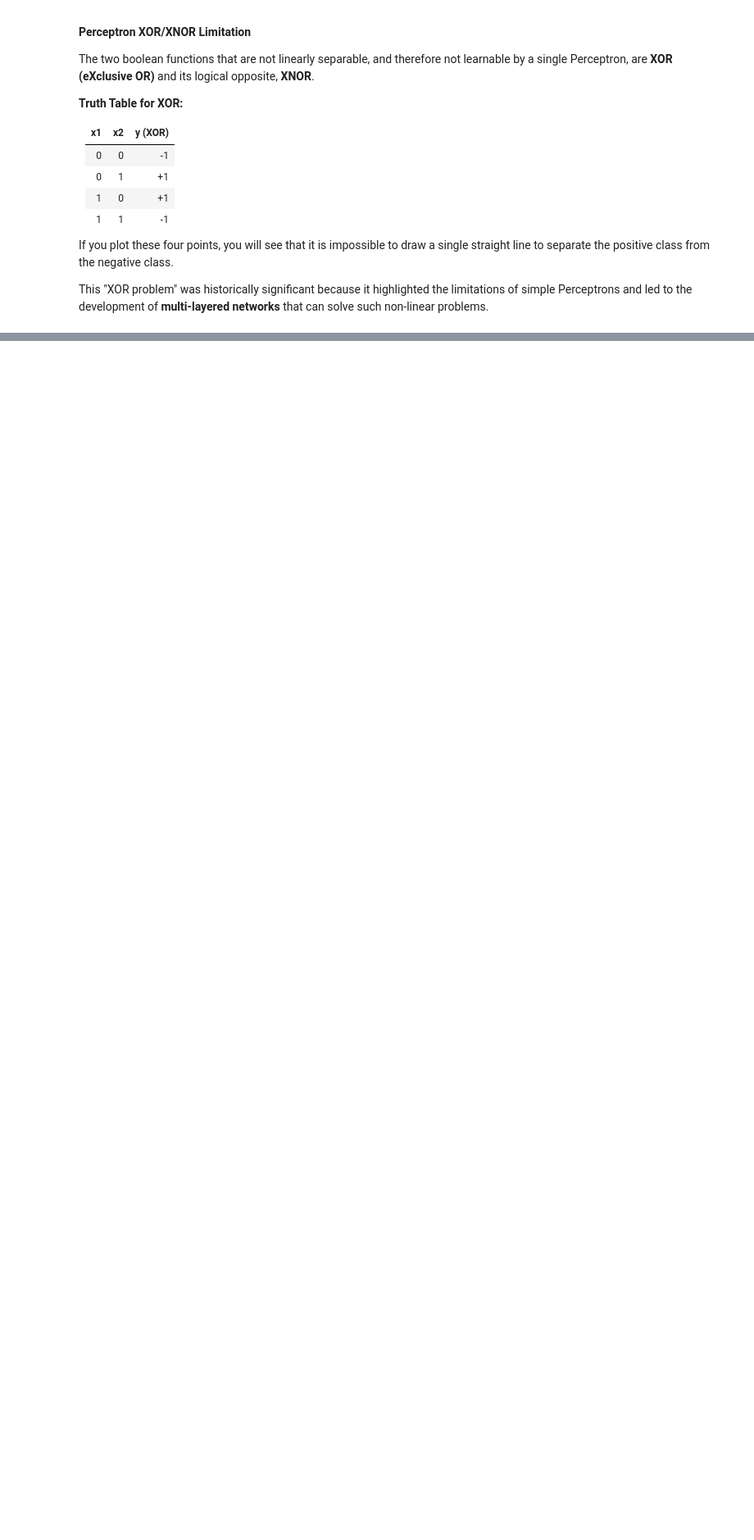
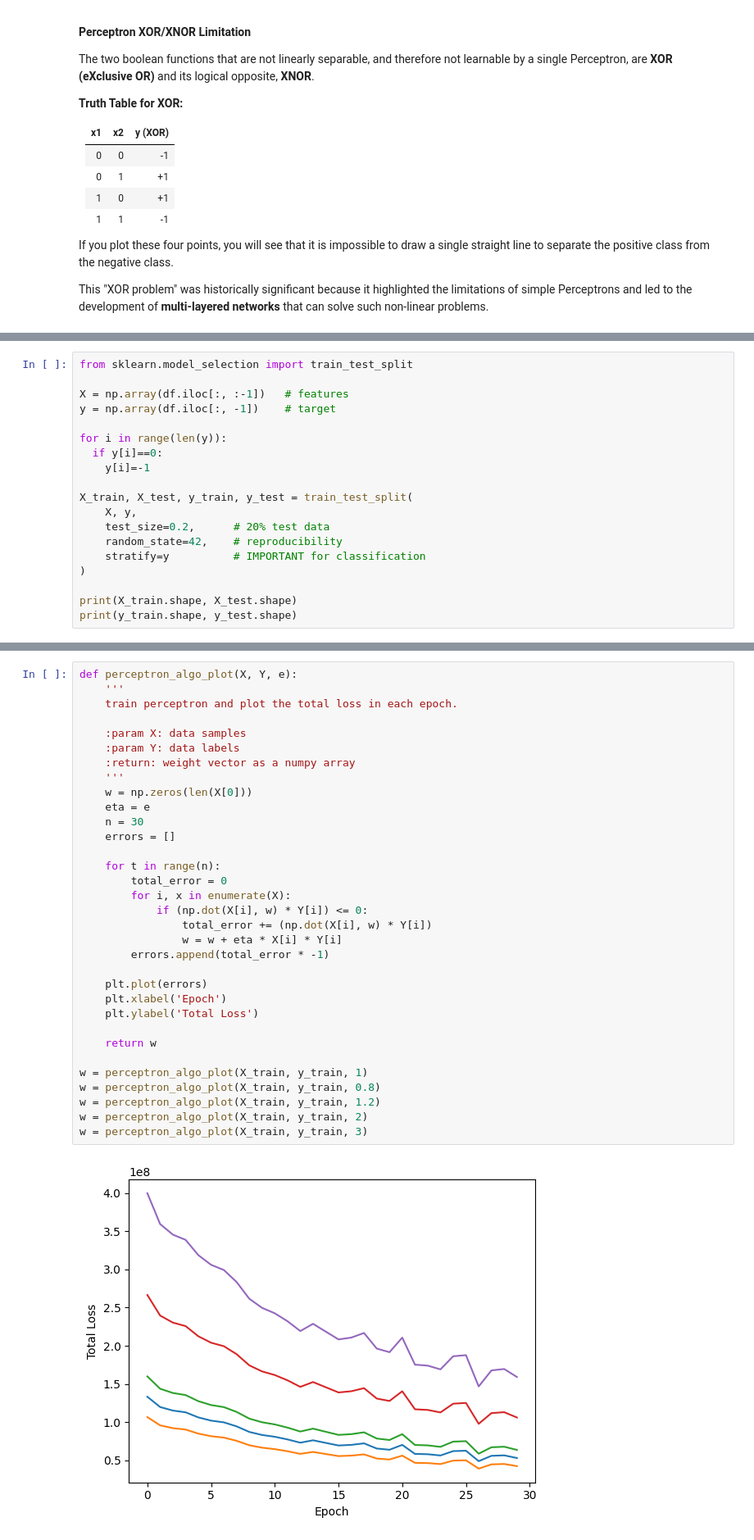
Before and after one commit to puranik1406/FMML_Projects-Labs, a Jupyter notebook: STP_Module_4_Lab_1_Perceptron_and_Gradient_Descent_(1).ipynb, the cells around one changed output, grey strips where cells are left out. Shown at 82% size. Drawn from its saved outputs; the diff is of its cells as text; blank space fills up the shorter version.

```diff
--- a/STP_Module_4_Lab_1_Perceptron_and_Gradient_Descent_(1).ipynb
+++ b/STP_Module_4_Lab_1_Perceptron_and_Gradient_Descent_(1).ipynb
@@ -355,0 +375,19 @@ This "XOR problem" was historically significant because it highlighted the limit
+# %%
+from sklearn.model_selection import train_test_split
+
+X = np.array(df.iloc[:, :-1])   # features
+y = np.array(df.iloc[:, -1])    # target
+
+for i in range(len(y)):
+  if y[i]==0:
+    y[i]=-1
+
+X_train, X_test, y_train, y_test = train_test_split(
+    X, y,
+    test_size=0.2,      # 20% test data
+    random_state=42,    # reproducibility
+    stratify=y          # IMPORTANT for classification
+)
+
+print(X_train.shape, X_test.shape)
+print(y_train.shape, y_test.shape)
@@ -355,0 +397,35 @@ This "XOR problem" was historically significant because it highlighted the limit
+# %%
+def perceptron_algo_plot(X, Y, e):
+    '''
+    train perceptron and plot the total loss in each epoch.
+
+    :param X: data samples
+    :param Y: data labels
+    :return: weight vector as a numpy array
+    '''
+    w = np.zeros(len(X[0]))
+    eta = e
+    n = 30
+    errors = []
+
+    for t in range(n):
+        total_error = 0
+        for i, x in enumerate(X):
+            if (np.dot(X[i], w) * Y[i]) <= 0:
+                total_error += (np.dot(X[i], w) * Y[i])
+                w = w + eta * X[i] * Y[i]
+        errors.append(total_error * -1)
+
+    plt.plot(errors)
+    plt.xlabel('Epoch')
+    plt.ylabel('Total Loss')
+
+    return w
+
+w = perceptron_algo_plot(X_train, y_train, 1)
+w = perceptron_algo_plot(X_train, y_train, 0.8)
+w = perceptron_algo_plot(X_train, y_train, 1.2)
+w = perceptron_algo_plot(X_train, y_train, 2)
+w = perceptron_algo_plot(X_train, y_train, 3)
+# %% [output]
+[figure, added]
```
Also changed, not shown: parts of 6 cells of this notebook.
